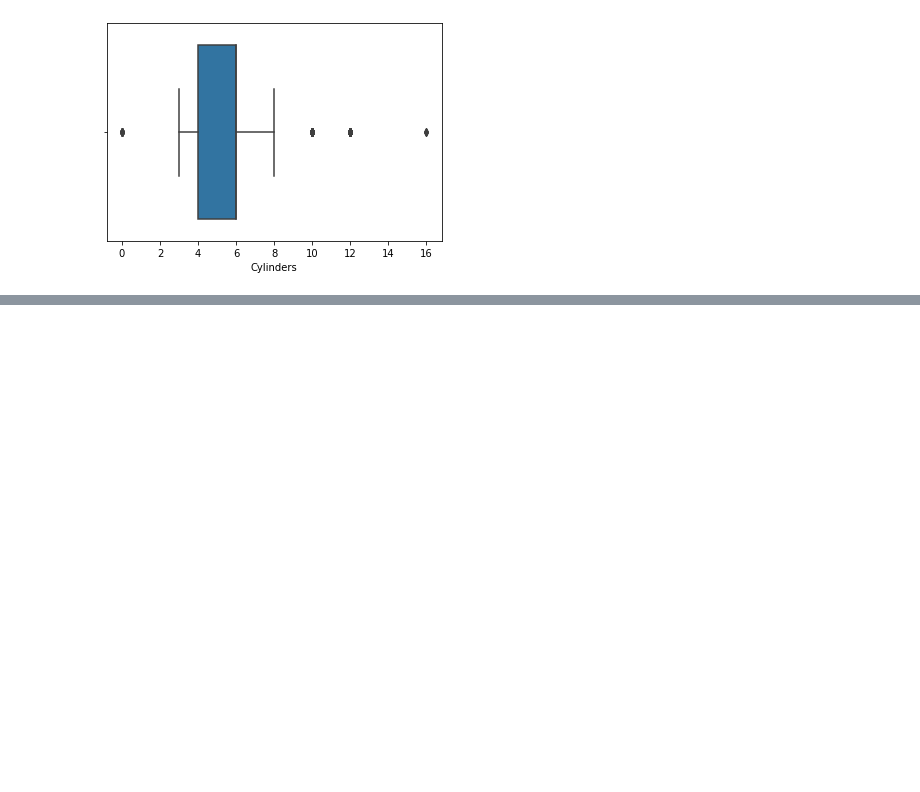
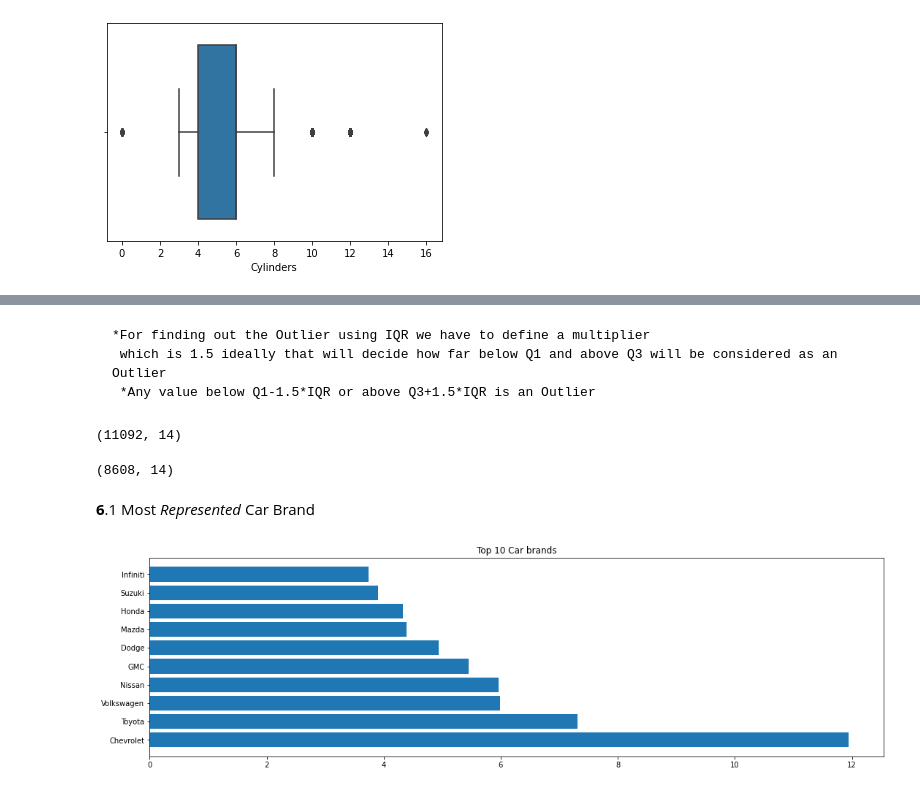
Before and after one commit to pranav-2410/Exploratory-data-analysis-of-car-features, a Jupyter notebook: Project_ML.ipynb, the cells around one changed output, grey strips where cells are left out. Drawn from its saved outputs; the diff is of its cells as text; code cells hidden in the pictures; blank space fills up the shorter version.

````diff
--- a/Project_ML.ipynb
+++ b/Project_ML.ipynb
@@ -289,0 +297,6 @@ sns.boxplot(x=data["Cylinders"])
+# %%
+Q1 = data.quantile(0.25)
+Q3 = data.quantile(0.75)
+
+IQR = Q3 - Q1
+IQR
@@ -289,0 +312,34 @@ sns.boxplot(x=data["Cylinders"])
+# %% [markdown]
+```
+*For finding out the Outlier using IQR we have to define a multiplier
+ which is 1.5 ideally that will decide how far below Q1 and above Q3 will be considered as an Outlier
+ *Any value below Q1-1.5*IQR or above Q3+1.5*IQR is an Outlier
+ ```
+# %%
+#shape of dataset before removing the outliers
+data.shape
+# %% [output]
+(11092, 14)
+# %%
+data = data[~((data < (Q1 - 1.5 * IQR)) |(data > (Q3 + 1.5 * IQR))).any(axis=1)]
+
+#shape of dataset after removing the outliers
+data.shape
+# %% [output]
+(8608, 14)
+# %% [markdown]
+**6**.1 Most *Represented* Car Brand
+# %%
+# Percentage of car per brand
+counts = data['Make'].value_counts()*100/sum(data['Make'].value_counts())
+
+# Top 10 car brands
+popular_labels = counts.index[:10]
+
+# Plotting
+plt.figure(figsize=(18,5))
+plt.barh(popular_labels, width=counts[:10])
+plt.title('Top 10 Car brands')
+plt.show()
+# %% [output]
+[figure, added]
````
Also changed, not shown: parts of 4 cells of this notebook.
